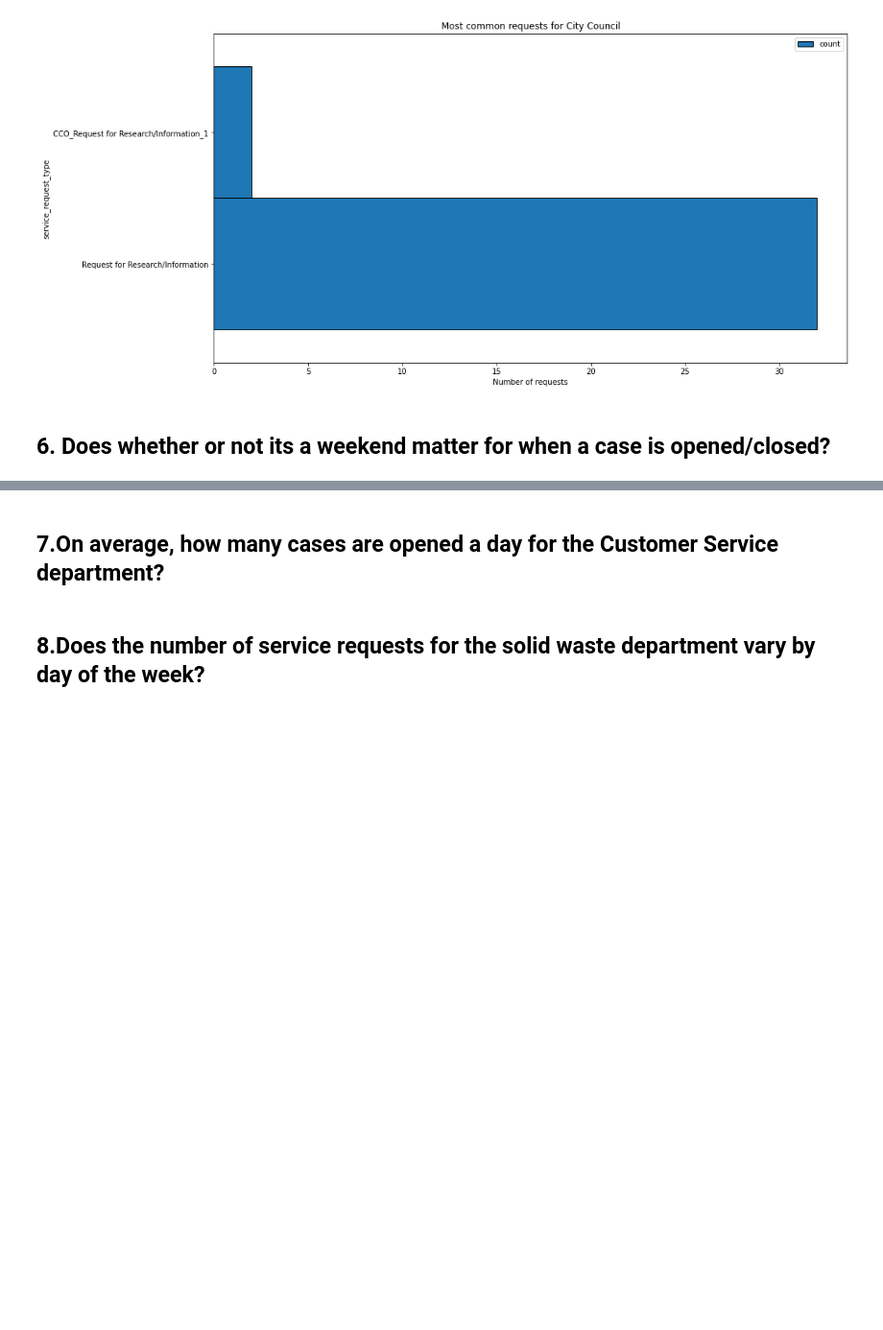
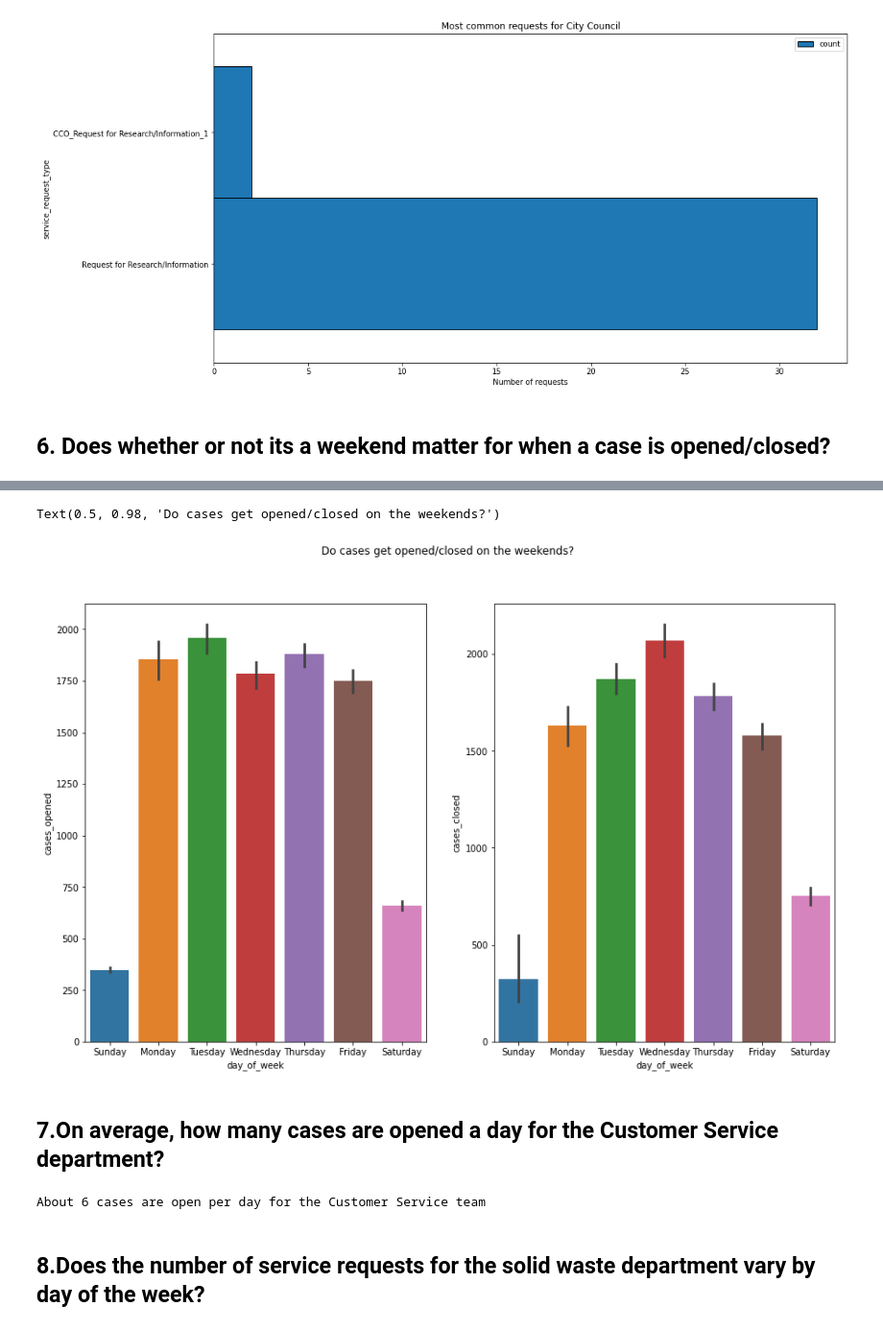
Before and after one commit to guedanie/distributed-ml, a Jupyter notebook: explore.ipynb, the cells around one changed output, grey strips where cells are left out. Shown at 96% size. Drawn from its saved outputs; the diff is of its cells as text; code cells hidden in the pictures; blank space fills up the shorter version.

```diff
--- a/explore.ipynb
+++ b/explore.ipynb
@@ -184,0 +192,29 @@ for i in range(department_list.shape[0]):
+# %%
+cases_opened_by_day = (
+    cases_by_day
+    .groupby('case_opened_date')
+    .count()
+    .na.drop()
+    .sort('case_opened_date')
+    .toPandas()
+    .assign(case_opened_date=lambda df: pd.to_datetime(df.case_opened_date))
+    .set_index('case_opened_date')
+    ['count']
+)
+cases_opened_by_day.name = 'cases_opened'
+# %%
+cases_closed_by_day = (
+    cases_by_day
+    .groupby('case_closed_date')
+    .count()
+    .na.drop()
+    .sort('case_closed_date')
+    .toPandas()
+    .assign(case_closed_date=lambda df: pd.to_datetime(df.case_closed_date))
+    .set_index('case_closed_date')
+    ['count']
+)
+cases_closed_by_day.name = 'cases_closed'
+# %%
+ts = pd.concat([cases_opened_by_day, cases_closed_by_day], axis=1)
+ts.head(5)
@@ -185,2 +228,17 @@ for i in range(department_list.shape[0]):
+# %%
+ts["day_of_week"] = ts.index.day_name()
+# %%
+f, axes = plt.subplots(1,2, figsize=(15, 9))
+
+sns.barplot(data=ts, x="day_of_week", y="cases_opened", ax=axes[0])
+sns.barplot(data=ts, x="day_of_week", y="cases_closed", ax=axes[1])
+
+plt.suptitle("Do cases get opened/closed on the weekends?")
+
+# It seems that cases do still get opened/closed on the weekends, but
+# at a much smaller rate
+# %% [output]
+Text(0.5, 0.98, 'Do cases get opened/closed on the weekends?')
+[figure, added]
 # %% [markdown]
 ## 7.On average, how many cases are opened a day for the Customer Service department?
@@ -187,2 +266,6 @@ for i in range(department_list.shape[0]):
+# %%
+print(f"About {cases_opened_by_day.mean():.0f} cases are open per day for the Customer Service team")
+# %% [output]
+About 6 cases are open per day for the Customer Service team
 # %% [markdown]
 ## 8.Does the number of service requests for the solid waste department vary by day of the week?
```
Also changed, not shown: parts of 12 cells of this notebook.
